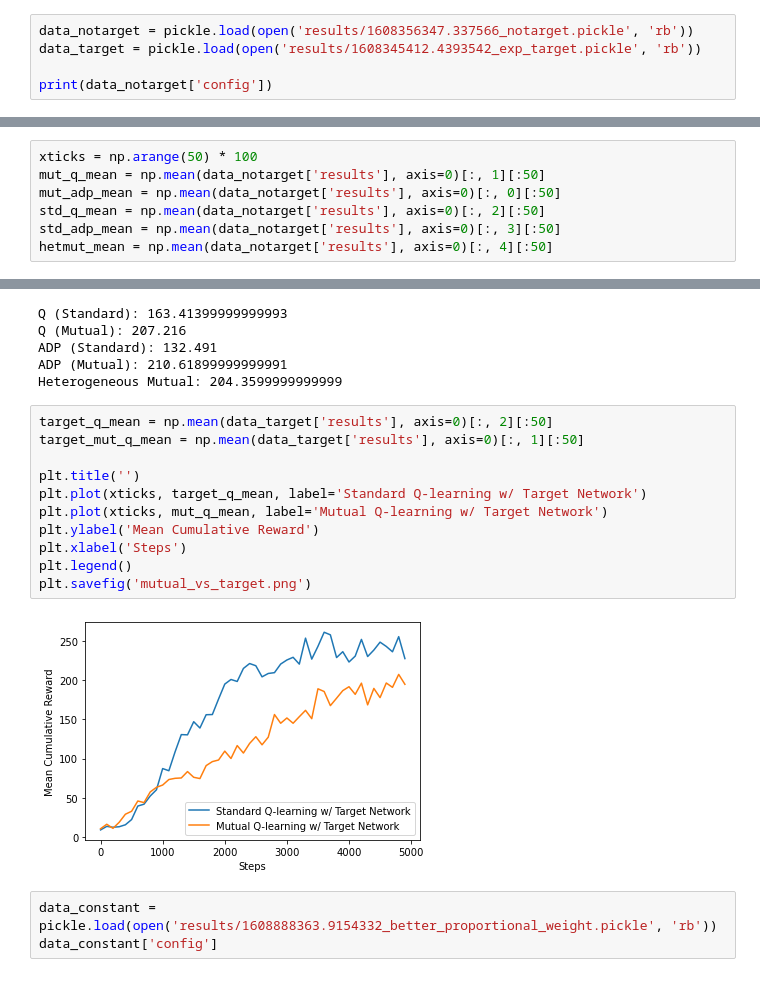
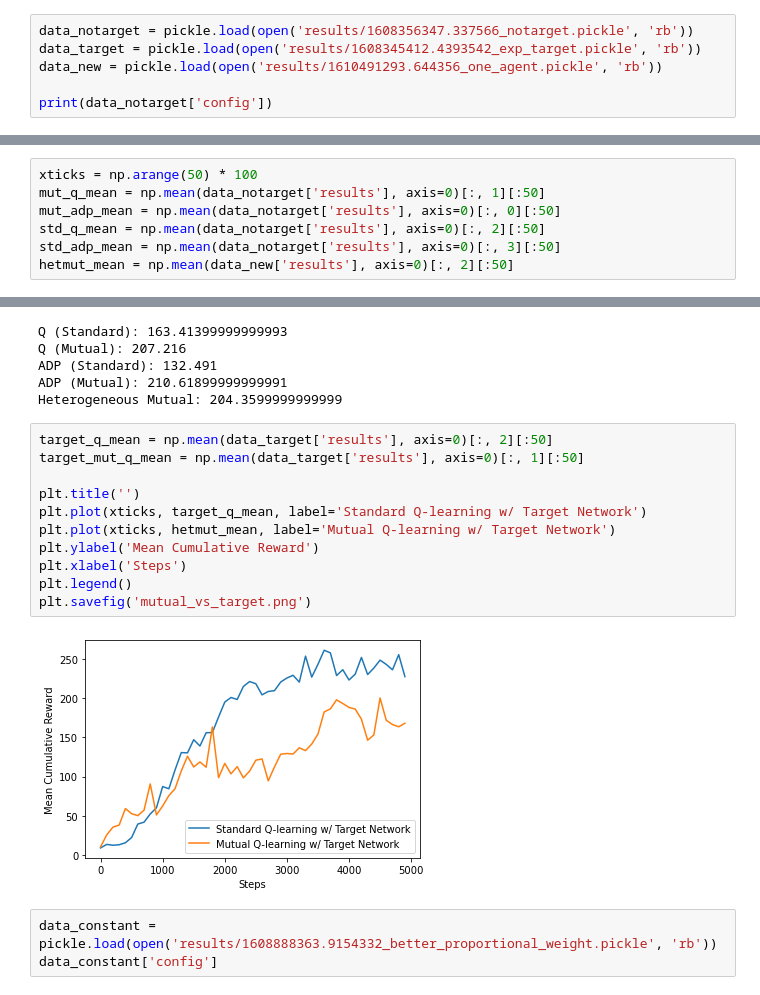
Before and after one commit to csreid/heterogeneous-mutual, a Jupyter notebook: figs.ipynb, the cells around one changed output, grey strips where cells are left out. Drawn from its saved outputs; the diff is of its cells as text.

```diff
--- a/figs.ipynb
+++ b/figs.ipynb
@@ -5,6 +5,7 @@ import matplotlib.pyplot as plt
 # %%
 data_notarget = pickle.load(open('results/1608356347.337566_notarget.pickle', 'rb'))
 data_target = pickle.load(open('results/1608345412.4393542_exp_target.pickle', 'rb'))
+data_new = pickle.load(open('results/1610491293.644356_one_agent.pickle', 'rb'))
 
 print(data_notarget['config'])
 # %% [output]
@@ -23,7 +24,7 @@ mut_q_mean = np.mean(data_notarget['results'], axis=0)[:, 1][:50]
 mut_adp_mean = np.mean(data_notarget['results'], axis=0)[:, 0][:50]
 std_q_mean = np.mean(data_notarget['results'], axis=0)[:, 2][:50]
 std_adp_mean = np.mean(data_notarget['results'], axis=0)[:, 3][:50]
-hetmut_mean = np.mean(data_notarget['results'], axis=0)[:, 4][:50]
+hetmut_mean = np.mean(data_new['results'], axis=0)[:, 2][:50]
 # %%
 plt.plot(xticks, std_q_mean, label='Standard Q-learning')
 plt.plot(xticks, std_adp_mean, label='Standard ADP')
@@ -117,16 +118,16 @@ Heterogeneous Mutual: 204.3599999999999
 # %%
 target_q_mean = np.mean(data_target['results'], axis=0)[:, 2][:50]
 target_mut_q_mean = np.mean(data_target['results'], axis=0)[:, 1][:50]
 
 plt.title('')
 plt.plot(xticks, target_q_mean, label='Standard Q-learning w/ Target Network')
-plt.plot(xticks, mut_q_mean, label='Mutual Q-learning w/ Target Network')
+plt.plot(xticks, hetmut_mean, label='Mutual Q-learning w/ Target Network')
 plt.ylabel('Mean Cumulative Reward')
 plt.xlabel('Steps')
 plt.legend()
 plt.savefig('mutual_vs_target.png')
 # %% [output]
-[figure, old version]
+[figure, new version]
 # %%
 data_constant = pickle.load(open('results/1608888363.9154332_better_proportional_weight.pickle', 'rb'))
 data_constant['config']
```
Also changed, not shown: parts of 1 cell of this notebook, 4 other files.
